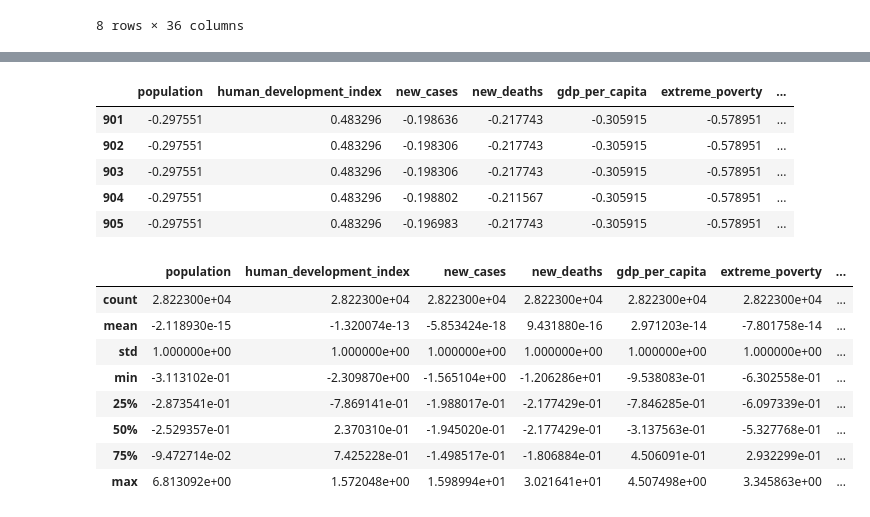
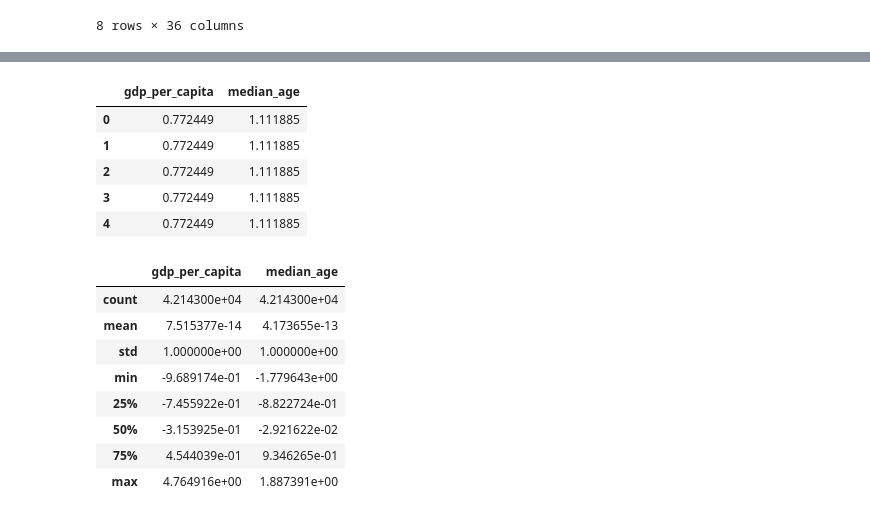
Before and after one commit to TrevorvU/Machine-Learning-Data, a Jupyter notebook: Untitled-1.ipynb, the cells around one changed output, grey strips where cells are left out. Cells and saved outputs as stored; diff of their text form; code cells hidden in the pictures.

```diff
--- a/Untitled-1.ipynb
+++ b/Untitled-1.ipynb
@@ -189,21 +192,22 @@ Index(['iso_code', 'continent', 'location', 'date', 'total_cases', 'new_cases',
        'life_expectancy', 'human_development_index'],
       dtype='object')
 # %%
-# df_cont = df[['new_tests', 'total_tests', 'tests_per_case', 'positive_rate', 'tests_units',
+# df_cont = df[['new_tests', 'total_tests', 'tests_per_case', 'positive_rate',
 # 'population', 'population_density', 'median_age', 'aged_65_older', 'aged_70_older', 'gdp_per_capita']]
-#DIT IS DE EERSTE TEST EN ALS ER GEEN INTERESSANTE BEVINDEINGEN UIT KOMEN DAN KOMT DE BOVENSTAANDE CONT VALUES ter
-#vergelijking of accurater of beter at het verspellen van
-df_cont = df[['population', 'human_development_index',
-'new_cases', 'new_deaths', 'gdp_per_capita', 'extreme_poverty', 'total_deaths', 'median_age']]
 
-df_cat = df[['continent', 'location', 'date']]
+# df_cont = df[['population', 'human_development_index',
+# 'new_cases', 'new_deaths', 'gdp_per_capita', 'extreme_poverty', 'total_deaths', 'median_age']]
+# df_cont2 = df[['new_deaths', 'gdp_per_capita']]
+df_cont = df[['gdp_per_capita', 'median_age']]
+
+# df_cat = df[['continent', 'location', 'date']]
 
 #onderzoeksvraag: Kunnen we GDP voorspellen aan de hand van median_age en new_deaths
 #ook kunnen verantwoorden waarom het tegenvalt mocht dat zo zijn
 #regressieprobleem - welke kan ik gebruiken regression forest
 #welke mean_squared_error of andere testmethodes - Rsquared - letten op wat ze uitleggen en is het algoritme goed
 #bij rquared - College 6 slide 19 Rsquared - College 4 alles over Regression
-df_cont_age =df[['median_age', 'aged_65_older', 'aged_70_older']] # Voor visualisatie #welke variable zijn er nog meer gebruikt kunnen worden
+# df_cont_age =df[['median_age', 'aged_65_older', 'aged_70_older']] # Voor visualisatie #welke variable zijn er nog meer gebruikt kunnen worden
 #new_deaths hebben in ieder geval geen correlatie
 # %%
 df_cont_remove_nan = df_cont.dropna()
@@ -231,25 +247,25 @@ plt.show()
 # %%
 #normalizeren dit doen we zodat alles dezelfde schaal krijgt
-df_cont_fillna_mean = (df_cont_remove_nan - df_cont_remove_nan.mean())/df_cont_remove_nan.std()
+df_cont_na_mean_normalized = (df_cont_remove_nan - df_cont_remove_nan.mean())/df_cont_remove_nan.std()
 
-df_cont_fillna_mean.head()
+df_cont_na_mean_normalized.head()
 # %% [output]
-|  | population | human_development_index | new_cases | new_deaths | gdp_per_capita | extreme_poverty | ... |
-| 901 | -0.297551 | 0.483296 | -0.198636 | -0.217743 | -0.305915 | -0.578951 | ... |
-| 902 | -0.297551 | 0.483296 | -0.198306 | -0.217743 | -0.305915 | -0.578951 | ... |
-| 903 | -0.297551 | 0.483296 | -0.198306 | -0.217743 | -0.305915 | -0.578951 | ... |
-| 904 | -0.297551 | 0.483296 | -0.198802 | -0.211567 | -0.305915 | -0.578951 | ... |
-| 905 | -0.297551 | 0.483296 | -0.196983 | -0.217743 | -0.305915 | -0.578951 | ... |
+|  | gdp_per_capita | median_age |
+| 0 | 0.772449 | 1.111885 |
+| 1 | 0.772449 | 1.111885 |
+| 2 | 0.772449 | 1.111885 |
+| 3 | 0.772449 | 1.111885 |
+| 4 | 0.772449 | 1.111885 |
 # %%
-df_cont_fillna_mean.describe()
+df_cont_na_mean_normalized.describe()
 # %% [output]
-|  | population | human_development_index | new_cases | new_deaths | gdp_per_capita | extreme_poverty | ... |
-| count | 2.822300e+04 | 2.822300e+04 | 2.822300e+04 | 2.822300e+04 | 2.822300e+04 | 2.822300e+04 | ... |
-| mean | -2.118930e-15 | -1.320074e-13 | -5.853424e-18 | 9.431880e-16 | 2.971203e-14 | -7.801758e-14 | ... |
-| std | 1.000000e+00 | 1.000000e+00 | 1.000000e+00 | 1.000000e+00 | 1.000000e+00 | 1.000000e+00 | ... |
-| min | -3.113102e-01 | -2.309870e+00 | -1.565104e+00 | -1.206286e+01 | -9.538083e-01 | -6.302558e-01 | ... |
-| 25% | -2.873541e-01 | -7.869141e-01 | -1.988017e-01 | -2.177429e-01 | -7.846285e-01 | -6.097339e-01 | ... |
-| 50% | -2.529357e-01 | 2.370310e-01 | -1.945020e-01 | -2.177429e-01 | -3.137563e-01 | -5.327768e-01 | ... |
-| 75% | -9.472714e-02 | 7.425228e-01 | -1.498517e-01 | -1.806884e-01 | 4.506091e-01 | 2.932299e-01 | ... |
-| max | 6.813092e+00 | 1.572048e+00 | 1.598994e+01 | 3.021641e+01 | 4.507498e+00 | 3.345863e+00 | ... |
+|  | gdp_per_capita | median_age |
+| count | 4.214300e+04 | 4.214300e+04 |
+| mean | 7.515377e-14 | 4.173655e-13 |
+| std | 1.000000e+00 | 1.000000e+00 |
+| min | -9.689174e-01 | -1.779643e+00 |
+| 25% | -7.455922e-01 | -8.822724e-01 |
+| 50% | -3.153925e-01 | -2.921622e-02 |
+| 75% | 4.544039e-01 | 9.346265e-01 |
+| max | 4.764916e+00 | 1.887391e+00 |
 # %%
```
Also changed, not shown: parts of 13 cells of this notebook, 8 other files.
